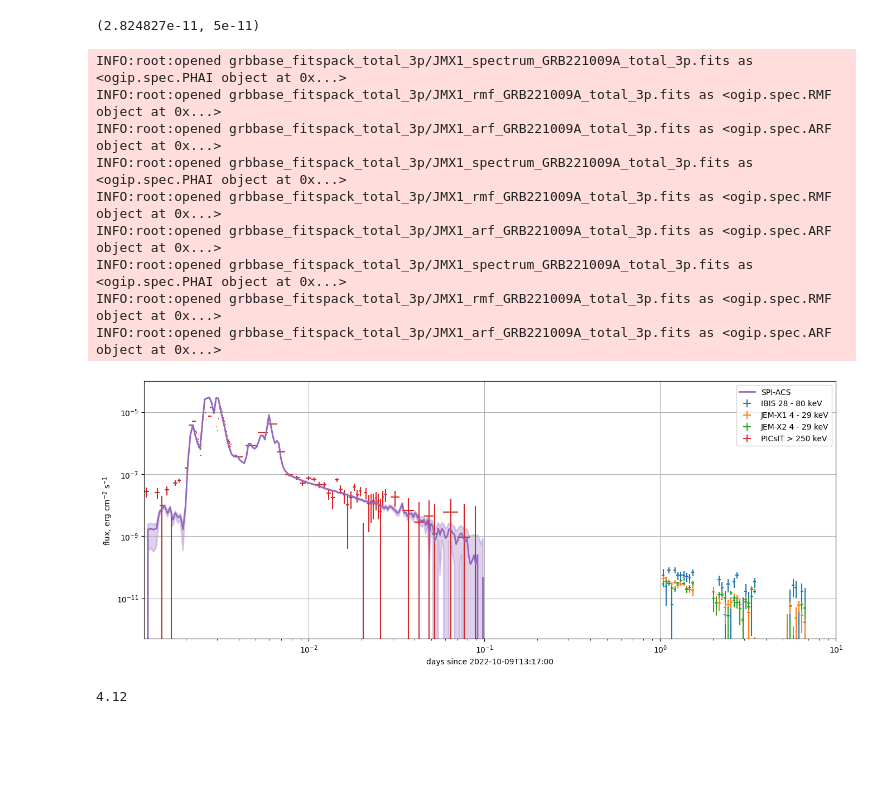
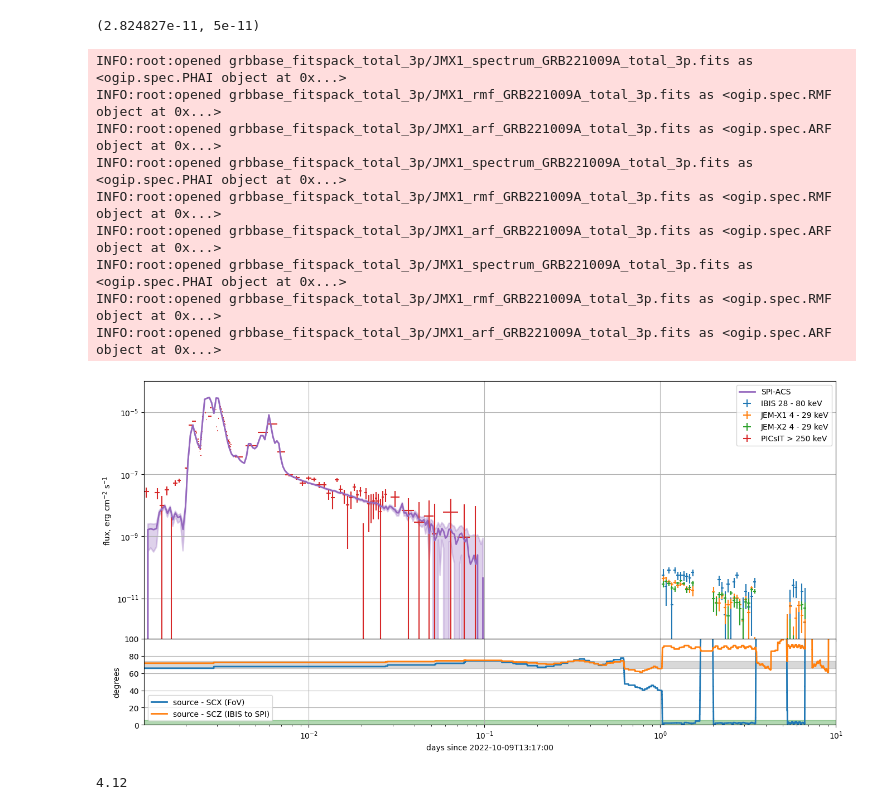
Before and after one commit to volodymyrss/grb221009, a Jupyter notebook: afterglow.ipynb, the cells around one changed output. Cells and saved outputs as stored; diff of their text form; code cells hidden in the pictures; blank space fills up the shorter version.

```diff
--- a/afterglow.ipynb
+++ b/afterglow.ipynb
@@ -308,7 +328,9 @@ T = np.logspace(-1, 1, 120)
 Tc = (T[1:] + T[:-1])/2.
 dT = (T[1:] - T[:-1])/2.
 
-plt.figure(figsize=(16, 6))
+# plt.figure(figsize=(16, 6))
+f, axes = plt.subplots(2, 1, figsize=(16, 8), height_ratios=[3, 1], sharex=True)
+plt.sca(axes[0])
 
 ijd2plot = lambda t:(t- T0_ijd)
 
@@ -417,38 +439,48 @@ c = plt.fill_between(
 # )
 
 # TODO: picsit erange
 
+plt.ylim([0.5e-12, 1e-4])
+plt.ylabel("flux, erg cm$^{-2}$ s$^{-1}$")
+plt.loglog()
+plt.grid()
+plt.legend()
+
+plt.sca(axes[1])
+
+m_stable_ons_response = plot_obs()
+
+plt.ylabel("degrees")
+plt.ylim([0, 100])
 plt.xlim([100./24/3600, 10])
-plt.ylim([0.5e-12, 1e-4])
 
 # plt.grid(which='both')
 plt.grid()
 
-plt.legend()
+plt.legend(loc="lower left")
 
 plt.xlabel(f"days since {T0_isot}")
-plt.ylabel("flux, erg cm$^{-2}$ s$^{-1}$")
 
+plt.subplots_adjust(hspace=0)
 # plt.semilogx()
-plt.loglog()
 
 plt.savefig("lc.png")
 plt.savefig("lc.pdf")
 
 # TODO: plot early AG SPI-ACS
 # TODO: plot model fitb
 # TODO: plot rings contribution approx
 # %% [output]
 INFO:root:opened grbbase_fitspack_total_3p/JMX1_spectrum_GRB221009A_total_3p.fits as <ogip.spec.PHAI object at 0x...>
 INFO:root:opened grbbase_fitspack_total_3p/JMX1_rmf_GRB221009A_total_3p.fits as <ogip.spec.RMF object at 0x...>
 INFO:root:opened grbbase_fitspack_total_3p/JMX1_arf_GRB221009A_total_3p.fits as <ogip.spec.ARF object at 0x...>
 INFO:root:opened grbbase_fitspack_total_3p/JMX1_spectrum_GRB221009A_total_3p.fits as <ogip.spec.PHAI object at 0x...>
 INFO:root:opened grbbase_fitspack_total_3p/JMX1_rmf_GRB221009A_total_3p.fits as <ogip.spec.RMF object at 0x...>
 INFO:root:opened grbbase_fitspack_total_3p/JMX1_arf_GRB221009A_total_3p.fits as <ogip.spec.ARF object at 0x...>
 INFO:root:opened grbbase_fitspack_total_3p/JMX1_spectrum_GRB221009A_total_3p.fits as <ogip.spec.PHAI object at 0x...>
 INFO:root:opened grbbase_fitspack_total_3p/JMX1_rmf_GRB221009A_total_3p.fits as <ogip.spec.RMF object at 0x...>
 INFO:root:opened grbbase_fitspack_total_3p/JMX1_arf_GRB221009A_total_3p.fits as <ogip.spec.ARF object at 0x...>
-[figure, old version]
+[figure, new version]
 # %%
 f[1].header['E_MIN']
 # %% [output]
```
Also changed, not shown: parts of 6 cells of this notebook, 2 other files.
